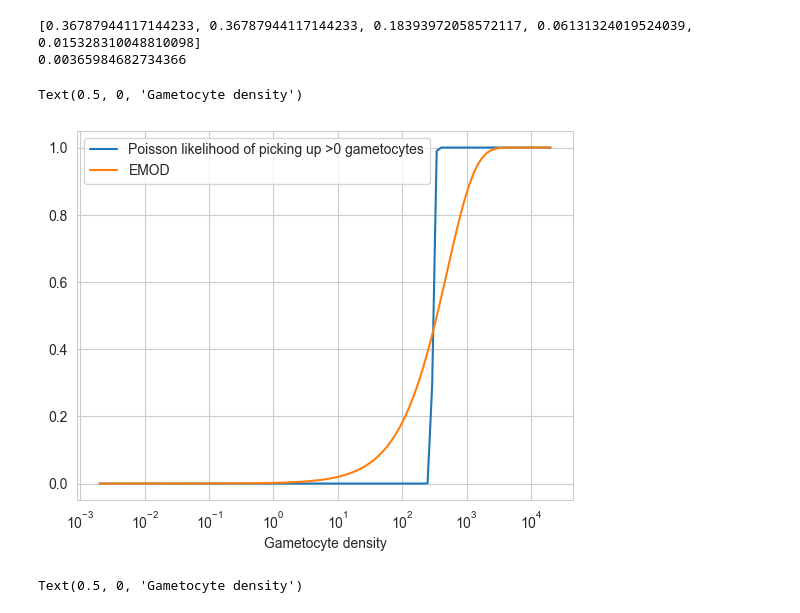
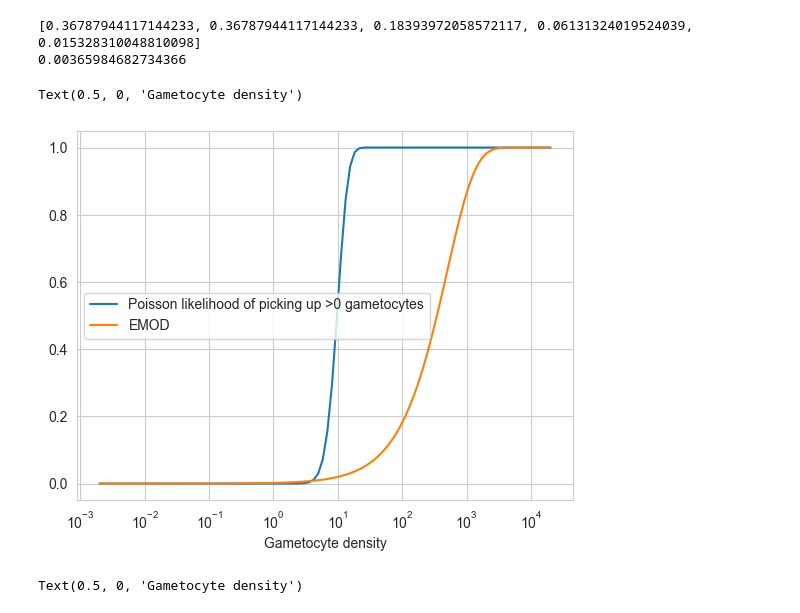
Before and after one commit to jgsuresh/senegal-network-sim, a Jupyter notebook: network_sim/experiments/240701-01/gametocytes_vs_infectiousness.ipynb, the cells around one changed output. Cells and saved outputs as stored; diff of their text form; code cells hidden in the pictures.

```diff
--- a/network_sim/experiments/240701-01/gametocytes_vs_infectiousness.ipynb
+++ b/network_sim/experiments/240701-01/gametocytes_vs_infectiousness.ipynb
@@ -88,15 +88,15 @@ def fake_infectiousness_2(n_gametocytes, minimum_number_to_pick_up=1):
 # %%
 n_gametocytes = np.logspace(start=4, stop=11, num=100)
 
-yy = np.vectorize(partial(fake_infectiousness_2, minimum_number_to_pick_up=300))
+yy = np.vectorize(partial(fake_infectiousness_2, minimum_number_to_pick_up=10))
 plt.plot(n_gametocytes/5000000, yy(n_gametocytes), label="Poisson likelihood of picking up >0 gametocytes")
 plt.plot(n_gametocytes/5000000, y(n_gametocytes), label="EMOD")
 plt.xscale('log')
 plt.legend()
 plt.xlabel("Gametocyte density")
 # %% [output]
 Text(0.5, 0, 'Gametocyte density')
-[figure, old version]
+[figure, new version]
 # %%
 n_gametocytes = np.logspace(start=4, stop=11, num=100)
 
```
Also changed, not shown: 41 other files.
